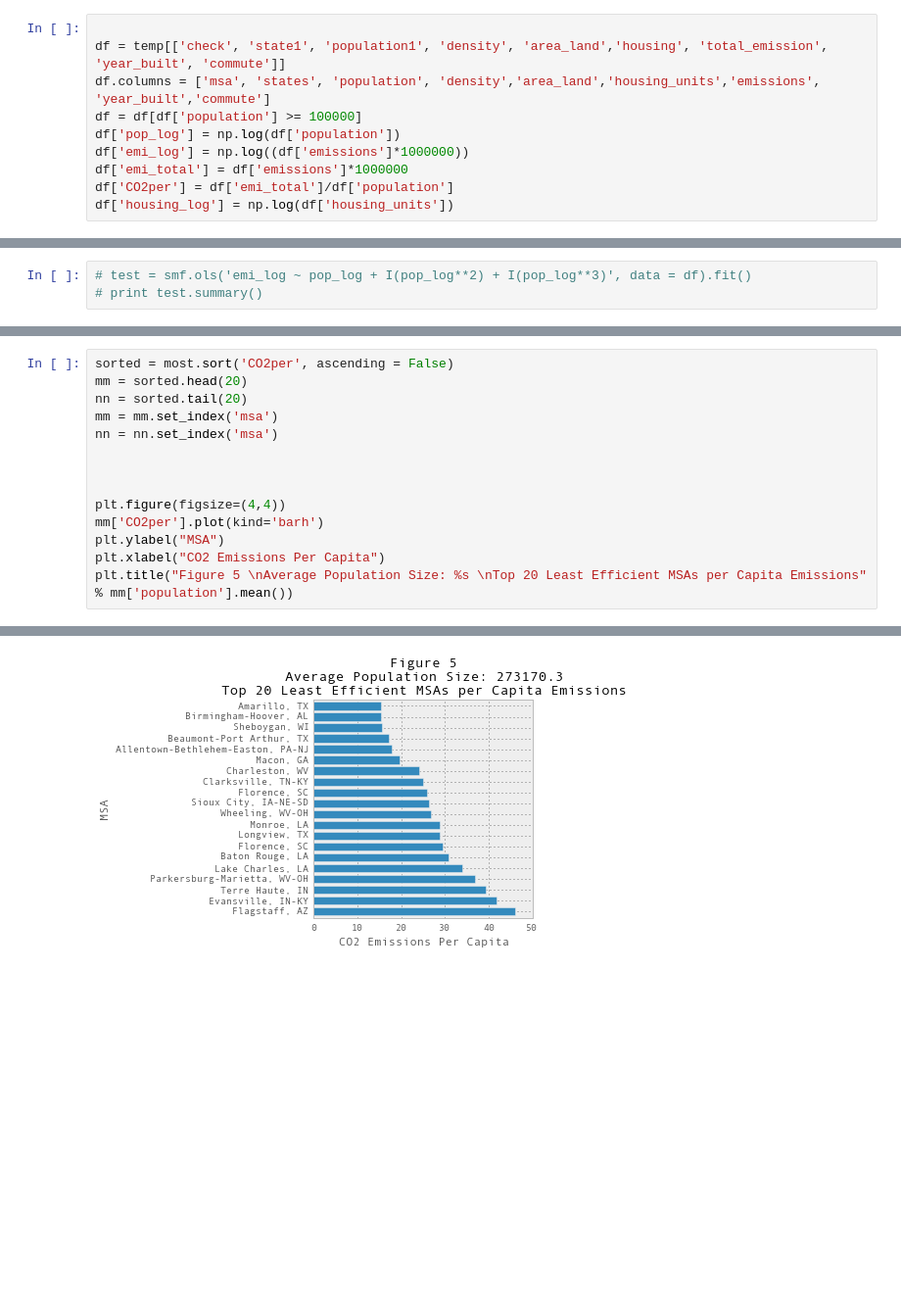
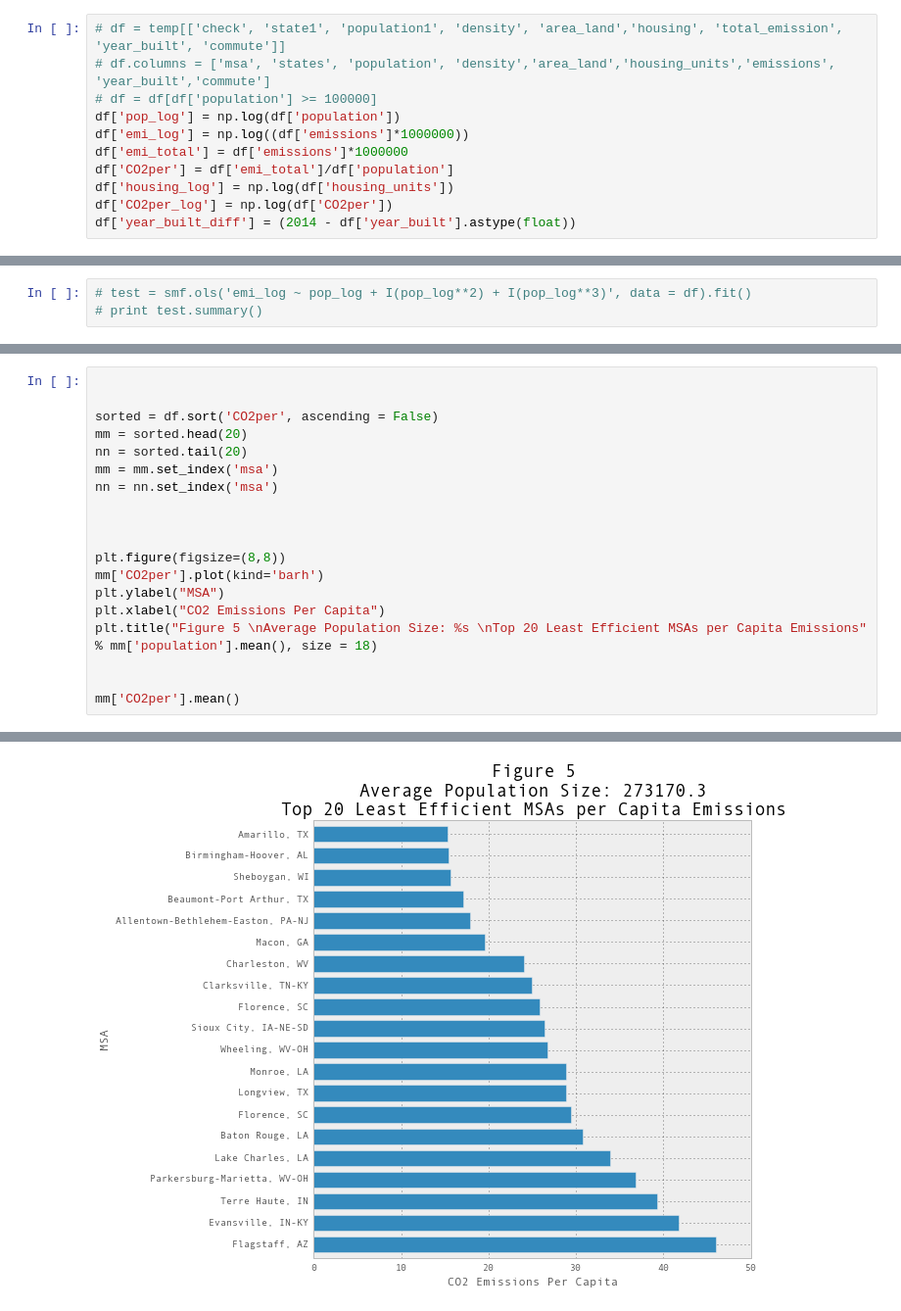
Before and after one commit to krl22785/foundations, a Jupyter notebook: msaEmissions.ipynb, the cells around one changed output, grey strips where cells are left out. Shown at 98% size. Drawn from its saved outputs; the diff is of its cells as text; blank space fills up the shorter version.

```diff
--- a/msaEmissions.ipynb
+++ b/msaEmissions.ipynb
@@ -14,13 +32,14 @@ temp = pd.read_csv('emissions.csv', sep='/')
 # %%
-
-df = temp[['check', 'state1', 'population1', 'density', 'area_land','housing', 'total_emission', 'year_built', 'commute']]
-df.columns = ['msa', 'states', 'population', 'density','area_land','housing_units','emissions', 'year_built','commute']
-df = df[df['population'] >= 100000]
+# df = temp[['check', 'state1', 'population1', 'density', 'area_land','housing', 'total_emission', 'year_built', 'commute']]
+# df.columns = ['msa', 'states', 'population', 'density','area_land','housing_units','emissions', 'year_built','commute']
+# df = df[df['population'] >= 100000]
 df['pop_log'] = np.log(df['population'])
 df['emi_log'] = np.log((df['emissions']*1000000))
 df['emi_total'] = df['emissions']*1000000
 df['CO2per'] = df['emi_total']/df['population']
 df['housing_log'] = np.log(df['housing_units'])
+df['CO2per_log'] = np.log(df['CO2per'])
+df['year_built_diff'] = (2014 - df['year_built'].astype(float))
 # %%
 model_total = smf.ols('emi_total ~ population', data = df).fit()
 print model_total.summary()
@@ -193,5 +194,7 @@ strong multicollinearity or other numerical problems.
 # %%
-sorted = most.sort('CO2per', ascending = False)
+
+
+sorted = df.sort('CO2per', ascending = False)
 mm = sorted.head(20)
 nn = sorted.tail(20)
 mm = mm.set_index('msa')
@@ -199,9 +202,12 @@ nn = nn.set_index('msa')
 
 
 
-plt.figure(figsize=(4,4))
+plt.figure(figsize=(8,8))
 mm['CO2per'].plot(kind='barh')
 plt.ylabel("MSA")
 plt.xlabel("CO2 Emissions Per Capita")
-plt.title("Figure 5 \nAverage Population Size: %s \nTop 20 Least Efficient MSAs per Capita Emissions" % mm['population'].mean())
+plt.title("Figure 5 \nAverage Population Size: %s \nTop 20 Least Efficient MSAs per Capita Emissions" % mm['population'].mean(), size = 18)
+
+
+mm['CO2per'].mean()
 # %% [output]
@@ -209,2 +215,2 @@ plt.title("Figure 5 \nAverage Population Size: %s \nTop 20 Least Efficient MSAs
-[figure, old version]
+[figure, new version]
 # %%
```
Also changed, not shown: parts of 21 cells of this notebook.
